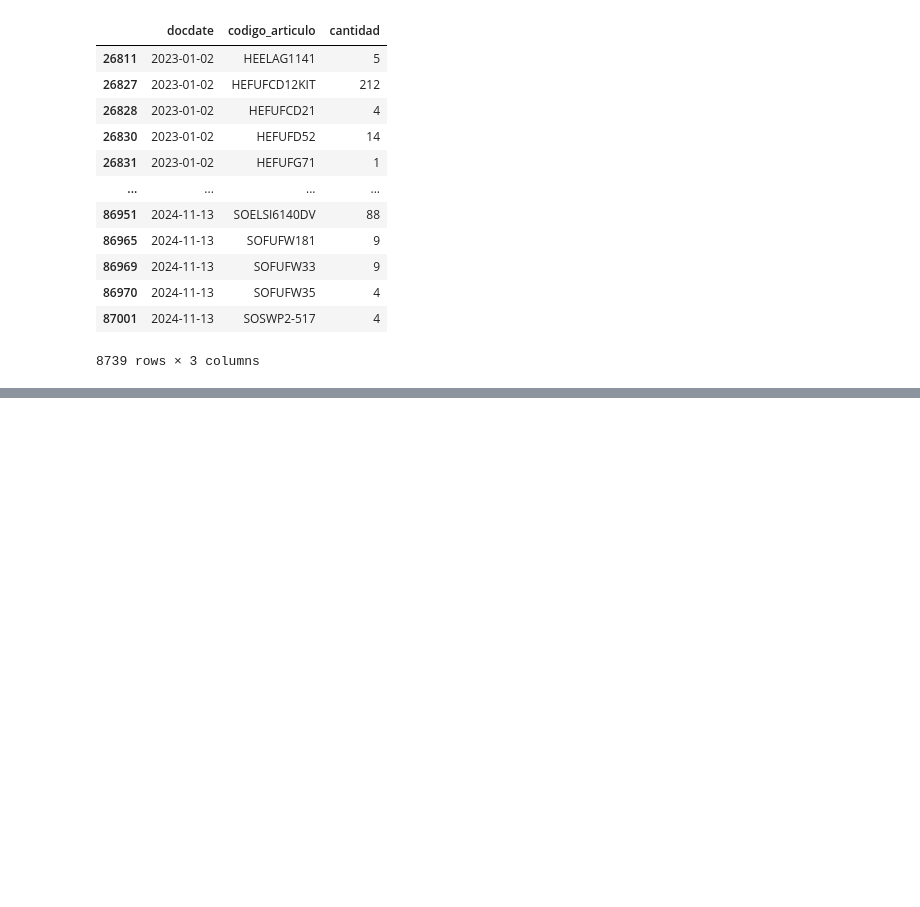
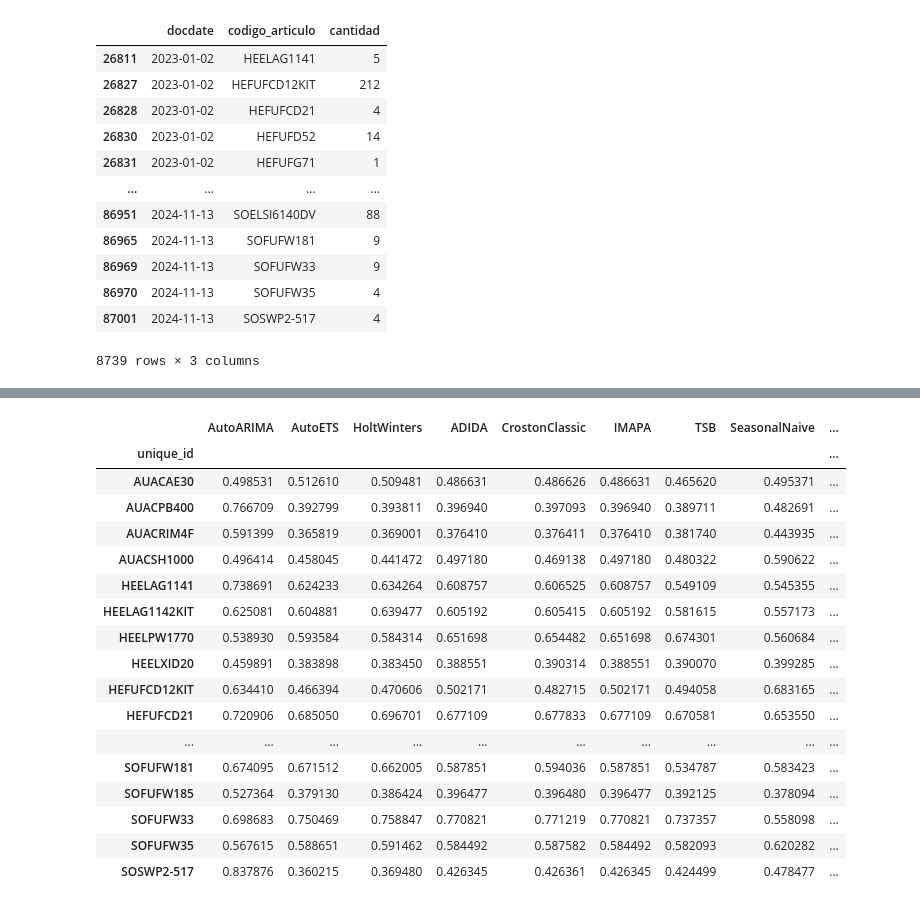
Before and after one commit to luemartinezro/ujueta_project, a Jupyter notebook: mod_data_apilada.ipynb, the cells around one changed output, grey strips where cells are left out. Saved outputs shown, nothing was run; the diff lists cells and outputs as text; code cells hidden in the pictures; blank space fills up the shorter version.

Commit message:
codigo con las moficaciones y las 20 series corridas

```diff
--- a/mod_data_apilada.ipynb
+++ b/mod_data_apilada.ipynb
@@ -154,13 +154,13 @@ data_highdda
 
 #-- Dato de ejemplo para función
 
-def data_sf(df=data_highdda, date = 'docdate', y = 'cantidad'):
-    df_m = df[[date, y]]
-    df_m.rename(columns={date : 'ds', y :'y'}, inplace=True)
-    df_m['unique_id'] = 'codigo_articulo'
+def data_sf(df, date = 'docdate', y = 'cantidad', unique_id = 'codigo_articulo'):
+    df_m = df[[date, y, unique_id]]
+    df_m.rename(columns={date : 'ds', y :'y', unique_id: 'unique_id'}, inplace=True)
+
     return df_m
 
-df_m = data_sf(df=data_highdda, date = 'docdate', y = 'cantidad')
+df_m = data_sf(data_highdda, date = 'docdate', y = 'cantidad', unique_id = 'codigo_articulo')
 df_m
 df_m.info()
 # %% [output]
@@ -245,18 +247,37 @@ crossvaldation_df.head()
 # %%
 def evaluate_cross_validation(df, metric):
     models = df.drop(columns=['unique_id', 'ds', 'cutoff', 'y'], errors='ignore').columns.tolist()
     evals = []
     # Calculate loss for every unique_id and cutoff.
     for cutoff in df['cutoff'].unique():
         eval_ = evaluate(df[df['cutoff'] == cutoff], metrics=[metric], models=models)
         evals.append(eval_)
     evals = pd.concat(evals)
     evals = evals.groupby('unique_id').mean(numeric_only=True) # Averages the error metrics for all cutoffs for every combination of model and unique_id
     evals['best_model'] = evals.idxmin(axis=1)
     return evals
 
 evaluation_df = evaluate_cross_validation(crossvaldation_df.reset_index(drop=False), smape)
-evaluation_df.head()
+evaluation_df.head(22)
+# %% [output]
+|  | AutoARIMA | AutoETS | HoltWinters | ADIDA | CrostonClassic | IMAPA | TSB | SeasonalNaive | ... |
+| unique_id |  |  |  |  |  |  |  |  | ... |
+| AUACAE30 | 0.498531 | 0.512610 | 0.509481 | 0.486631 | 0.486626 | 0.486631 | 0.465620 | 0.495371 | ... |
+| AUACPB400 | 0.766709 | 0.392799 | 0.393811 | 0.396940 | 0.397093 | 0.396940 | 0.389711 | 0.482691 | ... |
+| AUACRIM4F | 0.591399 | 0.365819 | 0.369001 | 0.376410 | 0.376411 | 0.376410 | 0.381740 | 0.443935 | ... |
+| AUACSH1000 | 0.496414 | 0.458045 | 0.441472 | 0.497180 | 0.469138 | 0.497180 | 0.480322 | 0.590622 | ... |
+| HEELAG1141 | 0.738691 | 0.624233 | 0.634264 | 0.608757 | 0.606525 | 0.608757 | 0.549109 | 0.545355 | ... |
+| HEELAG1142KIT | 0.625081 | 0.604881 | 0.639477 | 0.605192 | 0.605415 | 0.605192 | 0.581615 | 0.557173 | ... |
+| HEELPW1770 | 0.538930 | 0.593584 | 0.584314 | 0.651698 | 0.654482 | 0.651698 | 0.674301 | 0.560684 | ... |
+| HEELXID20 | 0.459891 | 0.383898 | 0.383450 | 0.388551 | 0.390314 | 0.388551 | 0.390070 | 0.399285 | ... |
+| HEFUFCD12KIT | 0.634410 | 0.466394 | 0.470606 | 0.502171 | 0.482715 | 0.502171 | 0.494058 | 0.683165 | ... |
+| HEFUFCD21 | 0.720906 | 0.685050 | 0.696701 | 0.677109 | 0.677833 | 0.677109 | 0.670581 | 0.653550 | ... |
+| ... | ... | ... | ... | ... | ... | ... | ... | ... | ... |
+| SOFUFW181 | 0.674095 | 0.671512 | 0.662005 | 0.587851 | 0.594036 | 0.587851 | 0.534787 | 0.583423 | ... |
+| SOFUFW185 | 0.527364 | 0.379130 | 0.386424 | 0.396477 | 0.396480 | 0.396477 | 0.392125 | 0.378094 | ... |
+| SOFUFW33 | 0.698683 | 0.750469 | 0.758847 | 0.770821 | 0.771219 | 0.770821 | 0.737357 | 0.558098 | ... |
+| SOFUFW35 | 0.567615 | 0.588651 | 0.591462 | 0.584492 | 0.587582 | 0.584492 | 0.582093 | 0.620282 | ... |
+| SOSWP2-517 | 0.837876 | 0.360215 | 0.369480 | 0.426345 | 0.426361 | 0.426345 | 0.424499 | 0.478477 | ... |
 # %%
 #--- Selección del mejor modelo
 fcst_df = sf.forecast(df=df_m,
```
Also changed, not shown: parts of 2 cells of this notebook.
